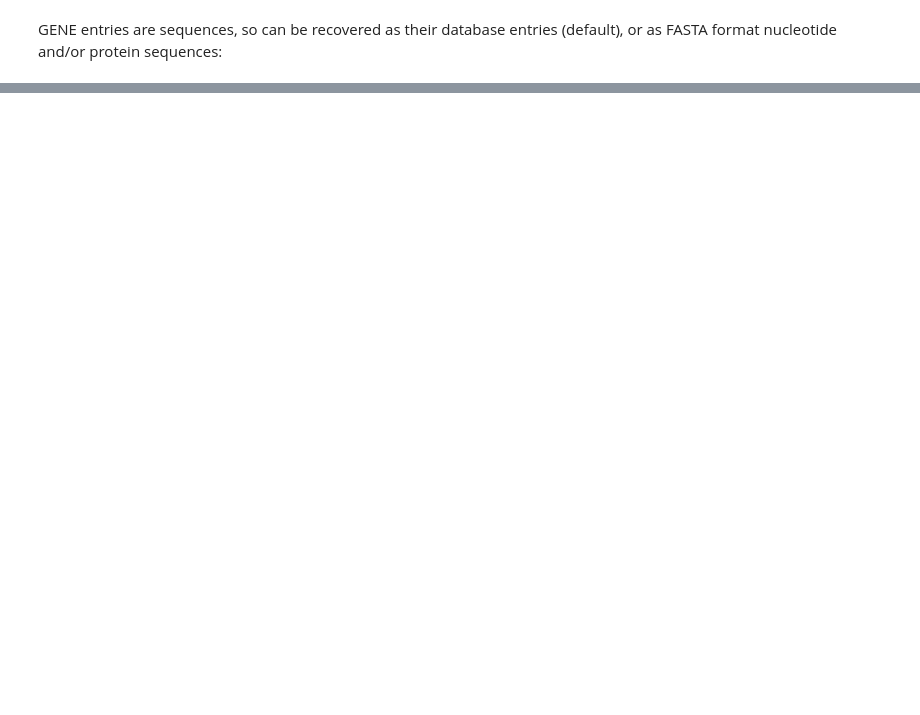
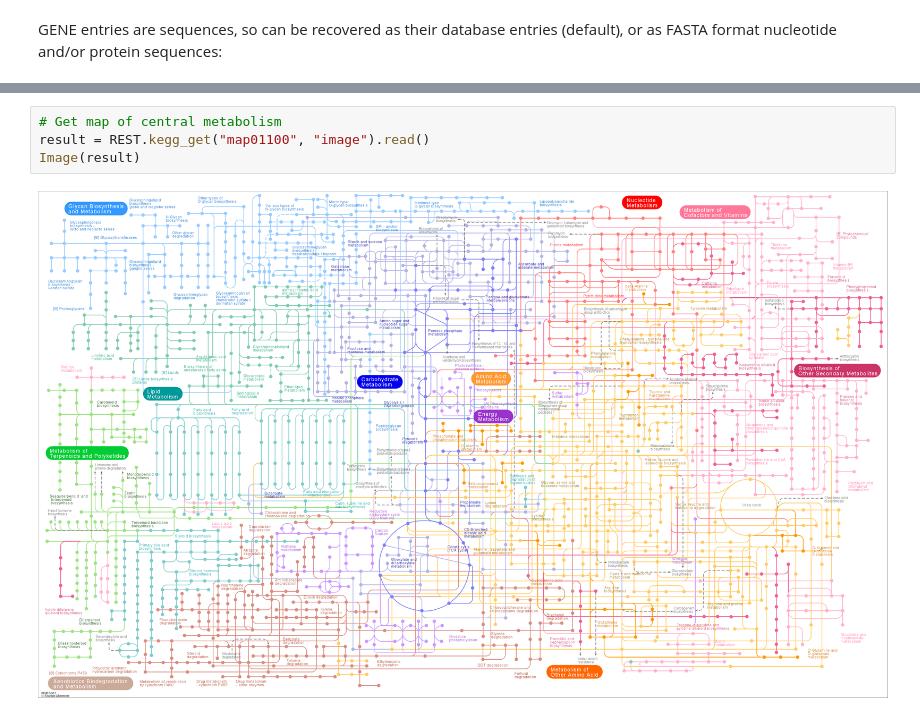
Before and after one commit to widdowquinn/2018-03-06-ibioic, a Jupyter notebook: 02-sequence_databases/09-KEGG_programming.ipynb, the cells around one changed output, grey strips where cells are left out. Cells and saved outputs as stored; diff of their text form; blank space fills up the shorter version.

```diff
--- a/02-sequence_databases/09-KEGG_programming.ipynb
+++ b/02-sequence_databases/09-KEGG_programming.ipynb
@@ -236,0 +476,6 @@ print(result)
+# %%
+# Get map of central metabolism
+result = REST.kegg_get("map01100", "image").read()
+Image(result)
+# %% [output]
+[figure, added]
```
Also changed, not shown: parts of 34 cells of this notebook, 2 other files.
